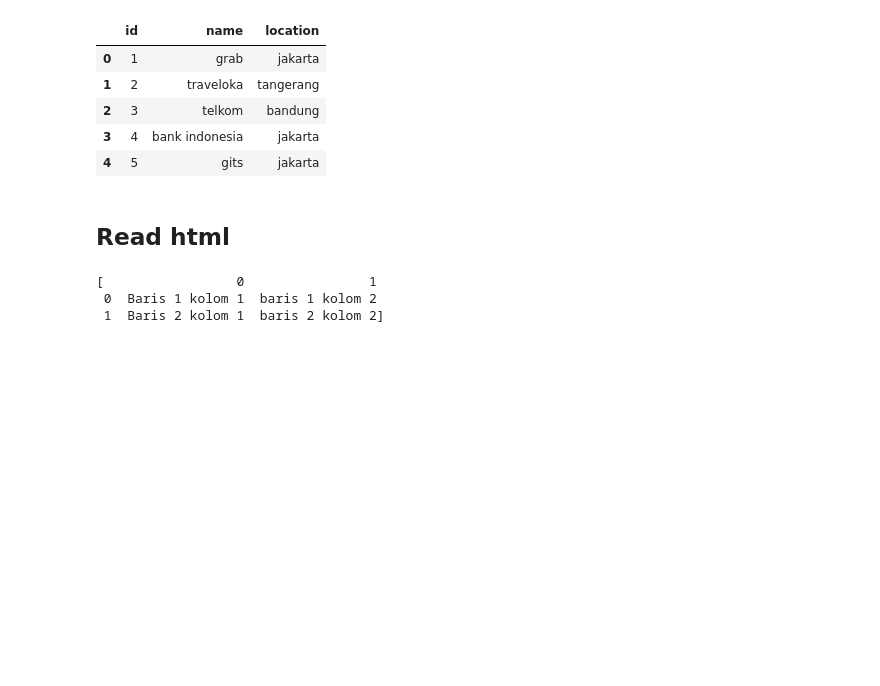
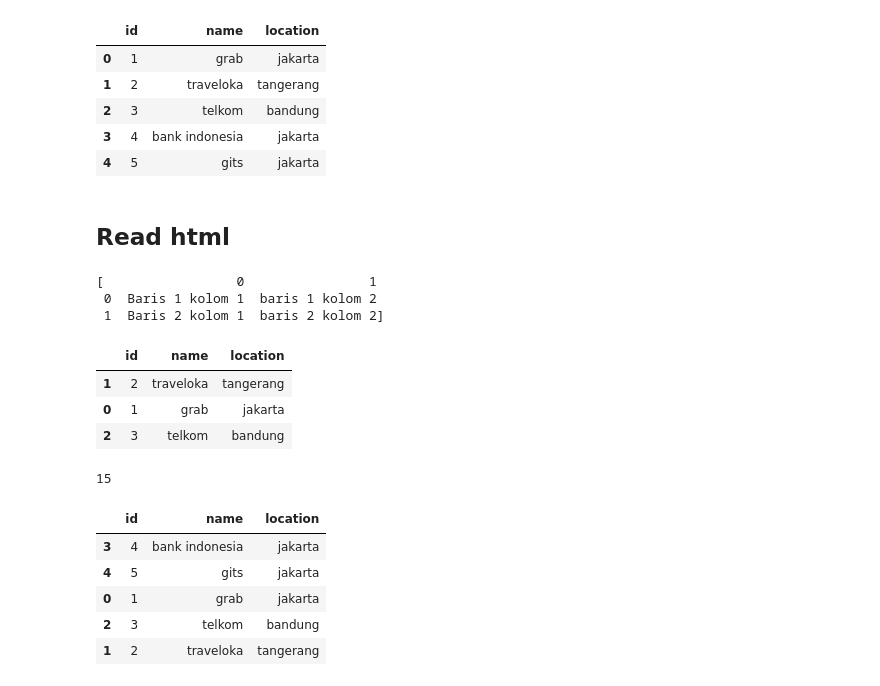
Before and after one commit to muhamadirkham21/Learning-journey, a Jupyter notebook: learn-python/ADVANCED/DATA ANALYTICS/pandas.ipynb, the cells around one changed output. Drawn from its saved outputs; the diff is of its cells as text; code cells hidden in the pictures; blank space fills up the shorter version.

```diff
--- a/learn-python/ADVANCED/DATA ANALYTICS/pandas.ipynb
+++ b/learn-python/ADVANCED/DATA ANALYTICS/pandas.ipynb
@@ -798,3 +818,24 @@ df
 [                 0                1
  0  Baris 1 kolom 1  baris 1 kolom 2
  1  Baris 2 kolom 1  baris 2 kolom 2]
+# %%
+# mengambil sample random
+companies_df.sample(3)
+# %% [output]
+|  | id | name | location |
+| 1 | 2 | traveloka | tangerang |
+| 0 | 1 | grab | jakarta |
+| 2 | 3 | telkom | bandung |
+# %%
+companies_df.id.sum()
+# %% [output]
+15
+# %%
+companies_df.sort_values(['name', 'id'], ascending=True)
+# %% [output]
+|  | id | name | location |
+| 3 | 4 | bank indonesia | jakarta |
+| 4 | 5 | gits | jakarta |
+| 0 | 1 | grab | jakarta |
+| 2 | 3 | telkom | bandung |
+| 1 | 2 | traveloka | tangerang |
```
Also changed, not shown: parts of 6 cells of this notebook, 1 other file.
